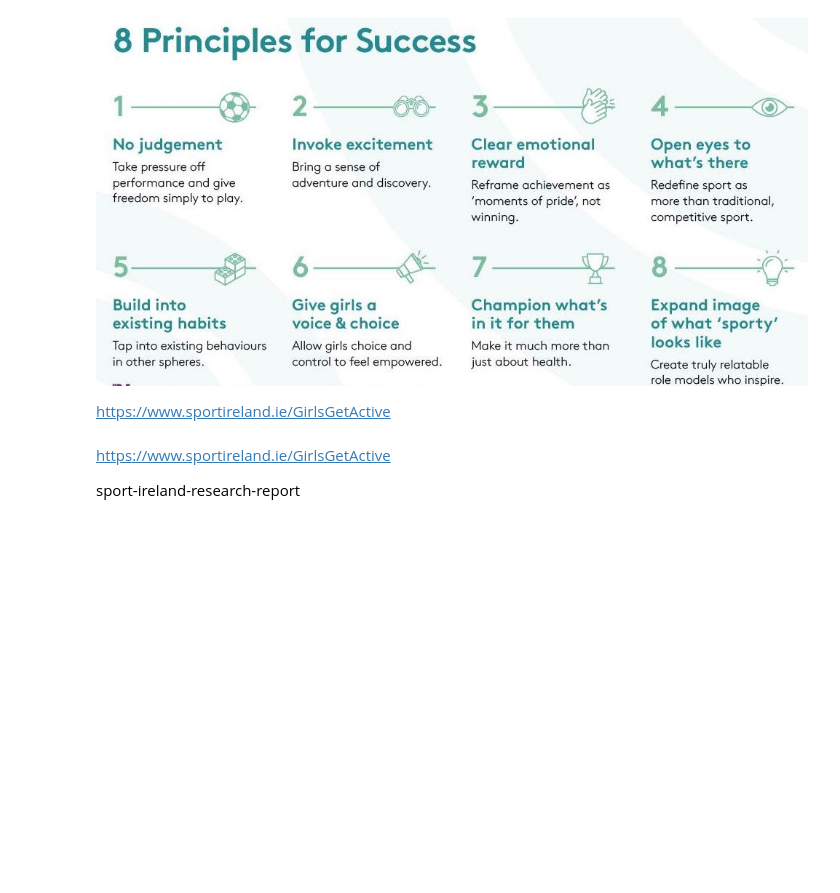
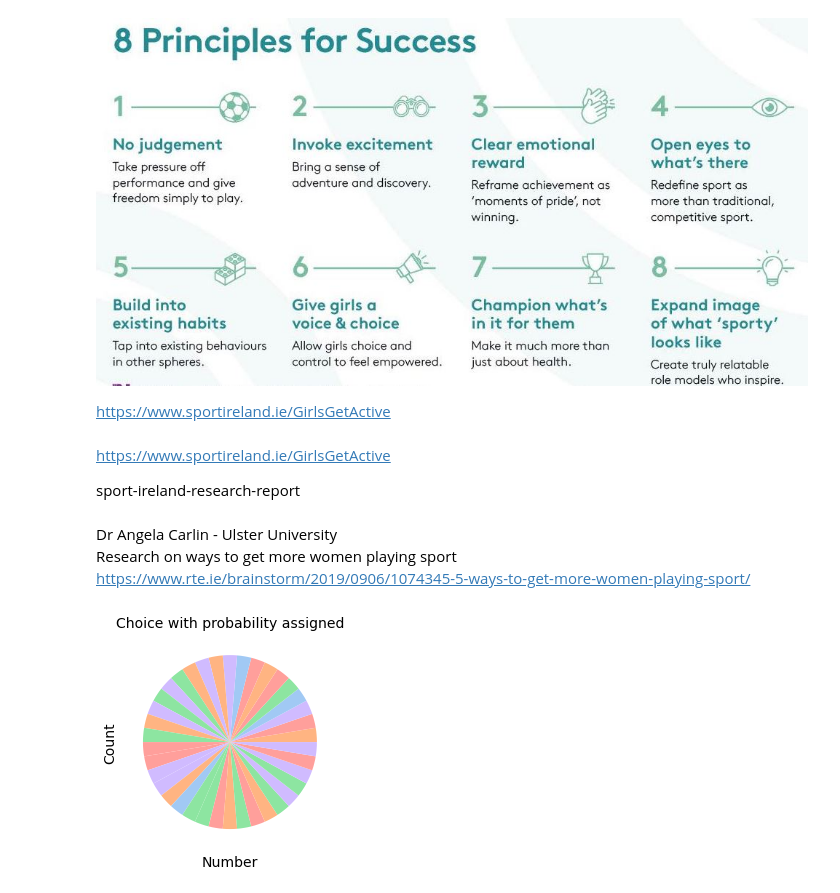
Before and after one commit to Michelleoc/programming-for-data-analysis-project, a Jupyter notebook: project.ipynb, the cells around one changed output. Saved outputs shown, nothing was run; the diff lists cells and outputs as text; code cells hidden in the pictures; blank space fills up the shorter version.

Commit message:
further research and defining variables

```diff
--- a/project.ipynb
+++ b/project.ipynb
@@ -51,0 +81,15 @@ sport-ireland-research-report
+# %% [markdown]
+Dr Angela Carlin - Ulster University
+Research on ways to get more women playing sport
+https://www.rte.ie/brainstorm/2019/0906/1074345-5-ways-to-get-more-women-playing-sport/
+# %%
+rng = np.random.default_rng()
+x = rng.choice(2, size =(100), p=[0.63,0.37])
+colors = sns.color_palette('pastel')[0:5]
+plt.pie(x, colors=colors)
+plt.title('Choice with probability assigned', size=14)
+plt.xlabel('Number', size=14)
+plt.ylabel('Count', size=14)
+plt.show()
+# %% [output]
+[figure, added]
```
Also changed, not shown: parts of 7 cells of this notebook.
